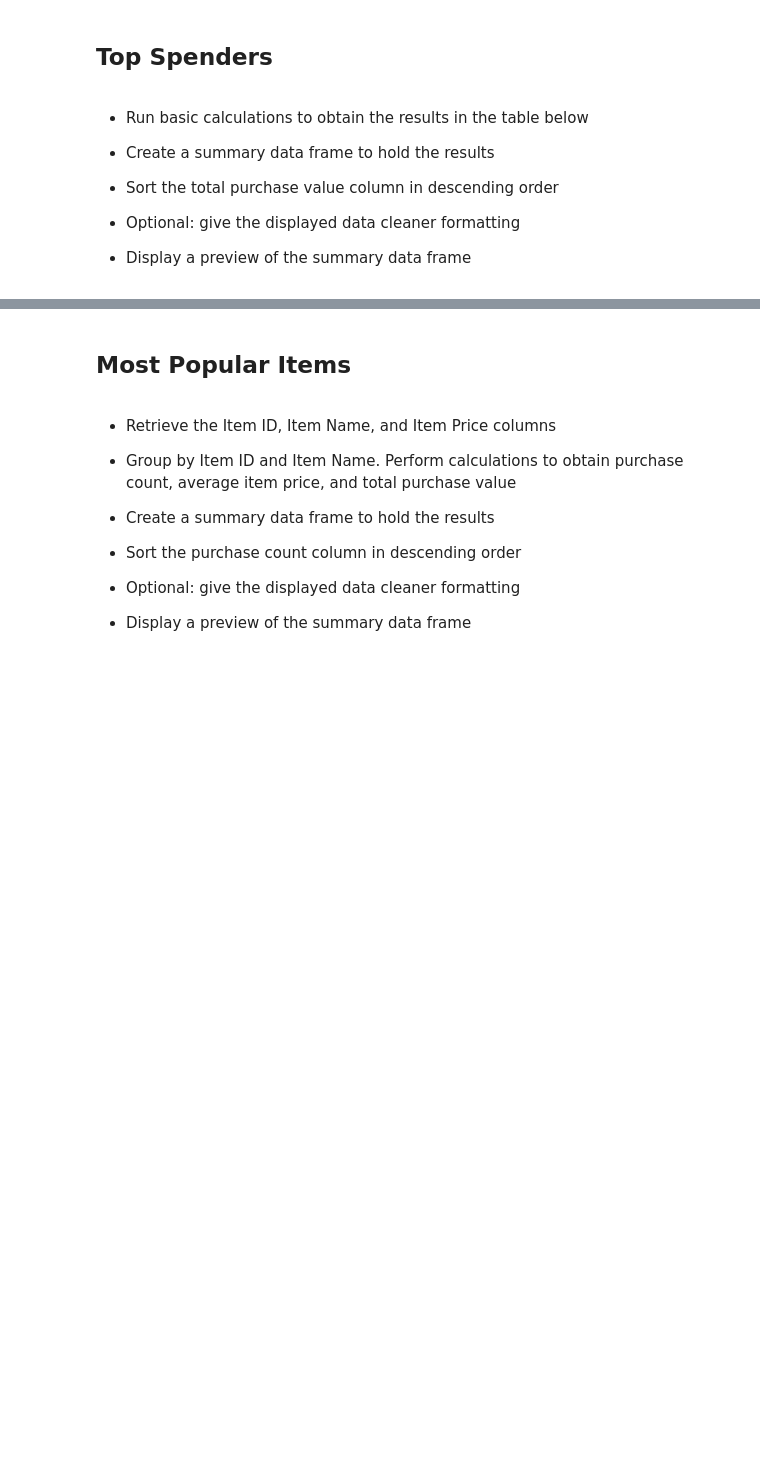
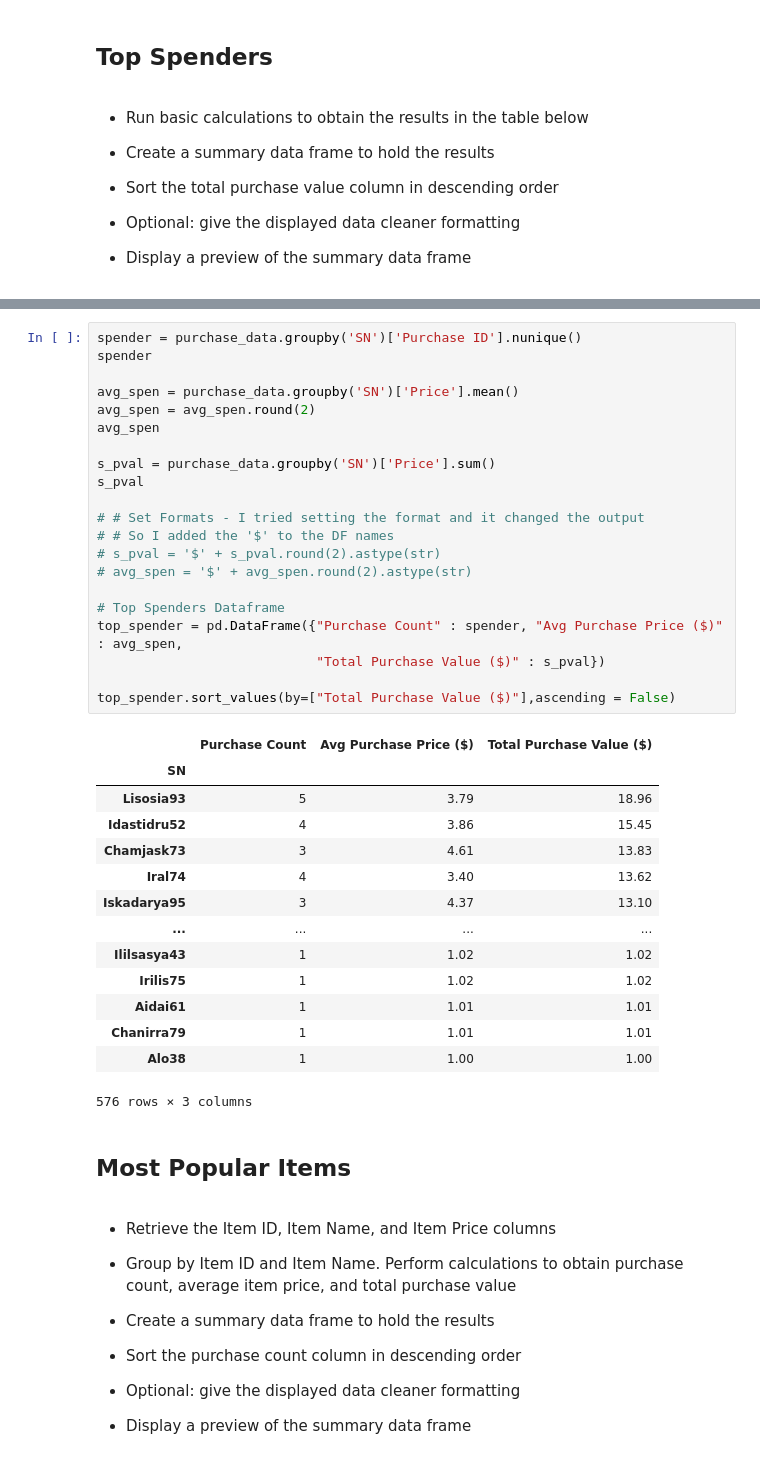
Before and after one commit to Ryan-Essss/pandas-challenge, a Jupyter notebook: HeroesOfPymoli/HeroesOfPymoli_starter.ipynb, the cells around one changed output, grey strips where cells are left out. Cells and saved outputs as stored; diff of their text form; blank space fills up the shorter version.

```diff
--- a/HeroesOfPymoli/HeroesOfPymoli_starter.ipynb
+++ b/HeroesOfPymoli/HeroesOfPymoli_starter.ipynb
@@ -172,3 +255,39 @@ total_rev = purchase_data["Price"].sum()
+# %%
+spender = purchase_data.groupby('SN')['Purchase ID'].nunique()
+spender
+
+avg_spen = purchase_data.groupby('SN')['Price'].mean()
+avg_spen = avg_spen.round(2)
+avg_spen
+
+s_pval = purchase_data.groupby('SN')['Price'].sum()
+s_pval
+
+# # Set Formats - I tried setting the format and it changed the output
+# # So I added the '$' to the DF names
+# s_pval = '$' + s_pval.round(2).astype(str)
+# avg_spen = '$' + avg_spen.round(2).astype(str)
+
+# Top Spenders Dataframe
+top_spender = pd.DataFrame({"Purchase Count" : spender, "Avg Purchase Price ($)" : avg_spen,
+                            "Total Purchase Value ($)" : s_pval})
+
+top_spender.sort_values(by=["Total Purchase Value ($)"],ascending = False)
+# %% [output]
+|  | Purchase Count | Avg Purchase Price ($) | Total Purchase Value ($) |
+| SN |  |  |  |
+| Lisosia93 | 5 | 3.79 | 18.96 |
+| Idastidru52 | 4 | 3.86 | 15.45 |
+| Chamjask73 | 3 | 4.61 | 13.83 |
+| Iral74 | 4 | 3.40 | 13.62 |
+| Iskadarya95 | 3 | 4.37 | 13.10 |
+| ... | ... | ... | ... |
+| Ililsasya43 | 1 | 1.02 | 1.02 |
+| Irilis75 | 1 | 1.02 | 1.02 |
+| Aidai61 | 1 | 1.01 | 1.01 |
+| Chanirra79 | 1 | 1.01 | 1.01 |
+| Alo38 | 1 | 1.00 | 1.00 |
+576 rows × 3 columns
 # %% [markdown]
 ## Most Popular Items
 # %% [markdown]
```
Also changed, not shown: parts of 15 cells of this notebook, 1 other file.
